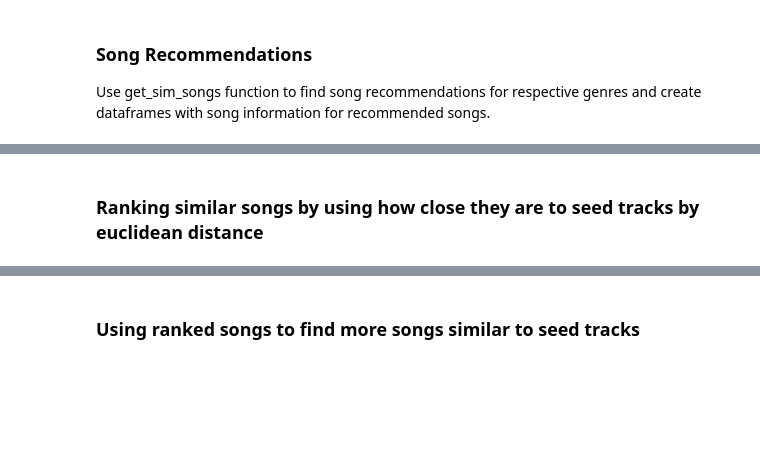
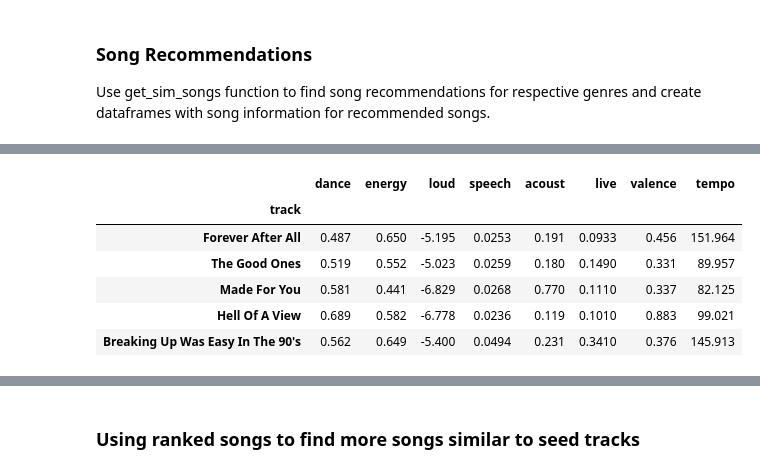
Before and after one commit to smyottb/song_analysis, a Jupyter notebook: spotify_analysis.ipynb, the cells around one changed output, grey strips where cells are left out. Saved outputs shown, nothing was run; the diff lists cells and outputs as text; code cells hidden in the pictures; blank space fills up the shorter version.

```diff
--- a/spotify_analysis.ipynb
+++ b/spotify_analysis.ipynb
@@ -205,2 +182,0 @@ for i in spread:
-# %% [markdown]
-### Ranking similar songs by using how close they are to seed tracks by euclidean distance
@@ -209 +183,12 @@ meta = pd.concat([audio_meta.drop(columns = ['track','key','time_signature','mod
+# %%
+df_cty1 = df_cty.drop(columns=['track_id','artist','release_date']).set_index('track',drop=True)
+df_cty1
+# %% [output]
+|  | dance | energy | loud | speech | acoust | live | valence | tempo |
+| track |  |  |  |  |  |  |  |  |
+| Forever After All | 0.487 | 0.650 | -5.195 | 0.0253 | 0.191 | 0.0933 | 0.456 | 151.964 |
+| The Good Ones | 0.519 | 0.552 | -5.023 | 0.0259 | 0.180 | 0.1490 | 0.331 | 89.957 |
+| Made For You | 0.581 | 0.441 | -6.829 | 0.0268 | 0.770 | 0.1110 | 0.337 | 82.125 |
+| Hell Of A View | 0.689 | 0.582 | -6.778 | 0.0236 | 0.119 | 0.1010 | 0.883 | 99.021 |
+| Breaking Up Was Easy In The 90's | 0.562 | 0.649 | -5.400 | 0.0494 | 0.231 | 0.3410 | 0.376 | 145.913 |
 # %%
```
Also changed, not shown: parts of 25 cells of this notebook.
